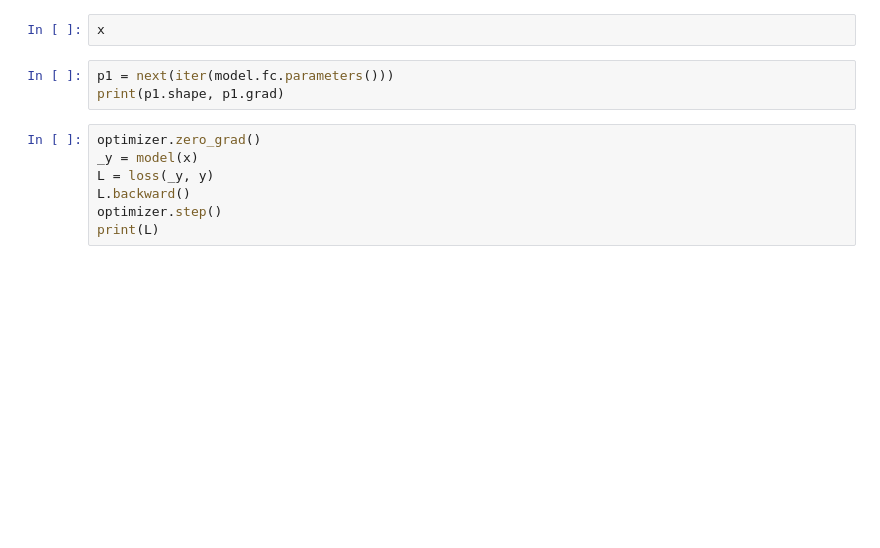
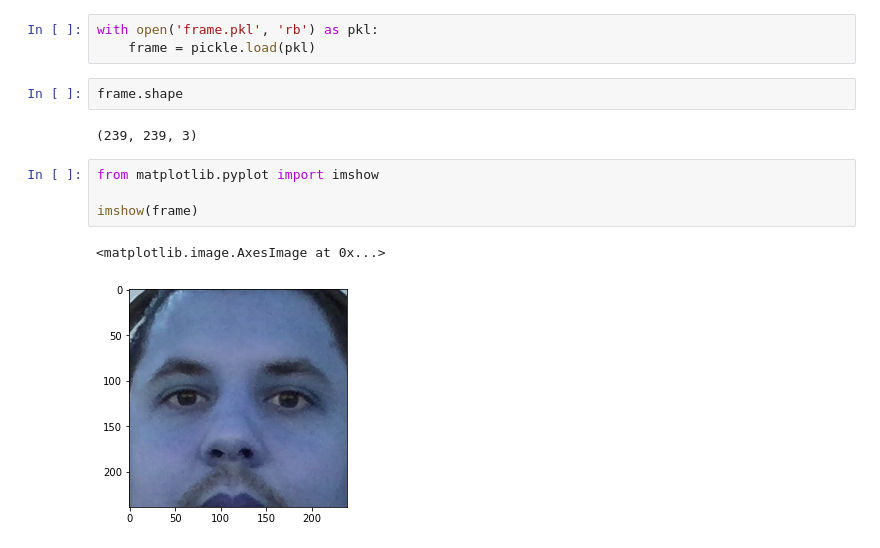
Before and after one commit to snirlugassy/face_mask_detection, a Jupyter notebook: test.ipynb, the cells around one changed output. Saved outputs shown, nothing was run; the diff lists cells and outputs as text; blank space fills up the shorter version.

Commit message:
final model

```diff
--- a/test.ipynb
+++ b/test.ipynb
@@ -67,12 +28,14 @@ avg_std
-# %%
-x
-# %%
-p1 = next(iter(model.fc.parameters()))
-print(p1.shape, p1.grad)
-# %%
-optimizer.zero_grad()
-_y = model(x)
-L = loss(_y, y)
-L.backward()
-optimizer.step()
-print(L)
+# %%
+with open('frame.pkl', 'rb') as pkl:
+    frame = pickle.load(pkl)
+# %%
+frame.shape
+# %% [output]
+(239, 239, 3)
+# %%
+from matplotlib.pyplot import imshow
+
+imshow(frame)
+# %% [output]
+<matplotlib.image.AxesImage at 0x...>
+[figure, added]
```
Also changed, not shown: parts of 14 cells of this notebook, 7 other files.
